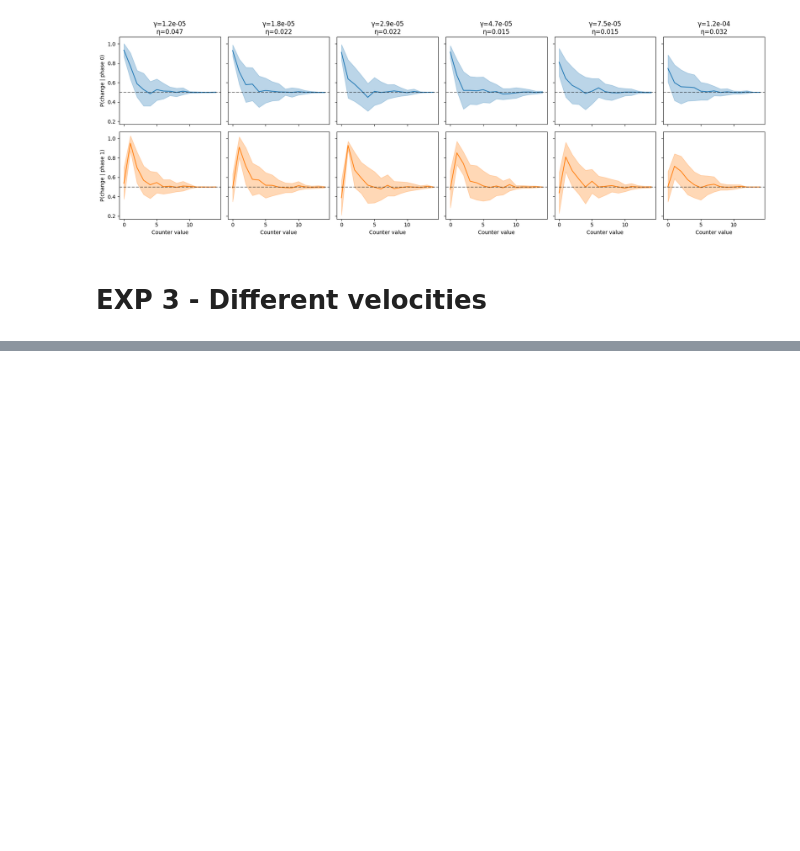
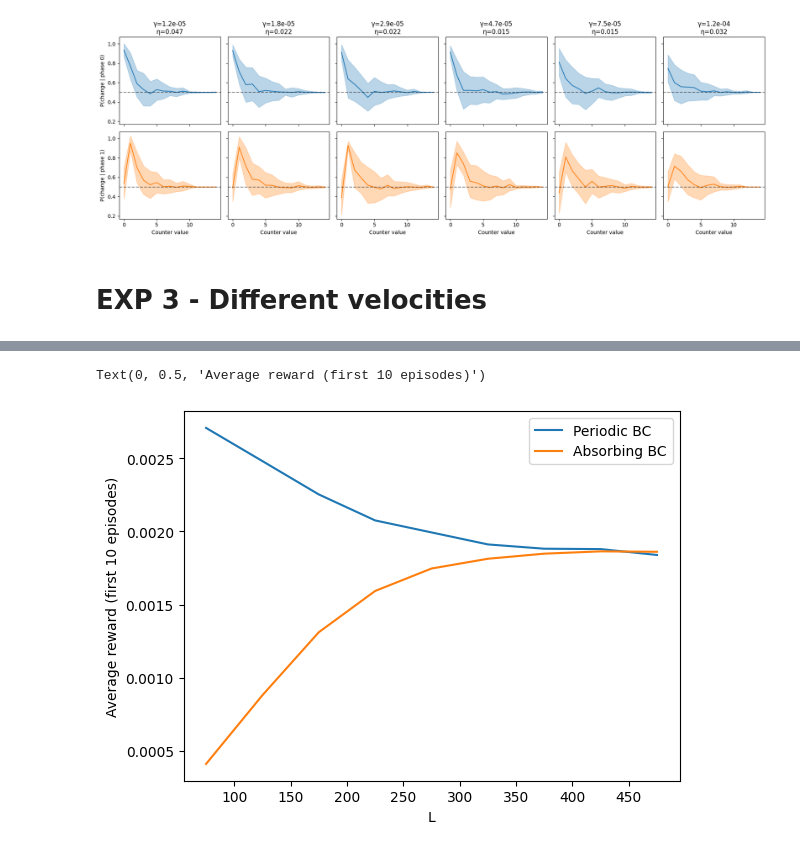
Before and after one commit to gorkamunoz/rl_opts, a Jupyter notebook: nbs/lib_nbs/develop/test_training_virtual_abm.ipynb, the cells around one changed output, grey strips where cells are left out. Drawn from its saved outputs; the diff is of its cells as text; code cells hidden in the pictures; blank space fills up the shorter version.

```diff
--- a/nbs/lib_nbs/develop/test_training_virtual_abm.ipynb
+++ b/nbs/lib_nbs/develop/test_training_virtual_abm.ipynb
@@ -1397,0 +1498,37 @@ plt.tight_layout()
+# %%
+# ── Params ───────────────────────────────────────────────────────
+
+gamma, eta = np.float64(1.8420699696290365e-05), np.float64(0.022229970596965944)
+pBP  = 5e-1
+pABP = 5e-1
+initial_policy = np.ones((2, 2 * max_counter))
+initial_policy[1, ::2]  = pBP  / (1 - pBP)
+initial_policy[1, 1::2] = pABP / (1 - pABP)
+max_counter = 500
+
+N_episodes = 1000 # int(2e4)
+time_ep    = 2000
+
+parallel_runs     = 40   # runs executed in parallel per iteration (should always be <= numba.get_num_threads())
+num_parallel_runs = 1 #3    # number of times of the parallel run
+
+
+rews_bc = np.zeros((len(Ls), 2, parallel_runs * num_parallel_runs, N_episodes))
+hmats_bc = np.zeros((len(Ls), 2, parallel_runs * num_parallel_runs, 2, 2 * max_counter))
+
+for idx_L, (L, Nt) in enumerate(zip(Ls, Nts)):
+    for idx, boundary_condition_periodic in enumerate([True, False]):
+
+            rews, hmats = run_abm_reps(
+                num_parallel_runs, parallel_runs, N_episodes, time_ep,
+                float(L), float(r), float(Nt),
+            float(vdt), float(sigma), float(sigma_theta),
+            gamma, eta, initial_policy,
+            max_counter=max_counter,
+            boundary_condition_periodic=boundary_condition_periodic
+        )
+
+            rews_bc[idx_L, idx] = rews
+            hmats_bc[idx_L, idx] = hmats
+
+            print('Done with BC {}, L = {}, Nt = {}'.format('periodic' if boundary_condition_periodic else 'absorbing', L, Nt))
@@ -1397,0 +1554,9 @@ plt.tight_layout()
+# %%
+plt.plot(Ls, rews_bc[:, 0].mean(1)[:10].mean(-1))
+plt.plot(Ls, rews_bc[:, 1].mean(1)[:10].mean(-1))
+plt.legend(['Periodic BC', 'Absorbing BC'])
+plt.xlabel('L')
+plt.ylabel('Average reward (first 10 episodes)')
+# %% [output]
+Text(0, 0.5, 'Average reward (first 10 episodes)')
+[figure, added]
```
Also changed, not shown: parts of 24 cells of this notebook.
